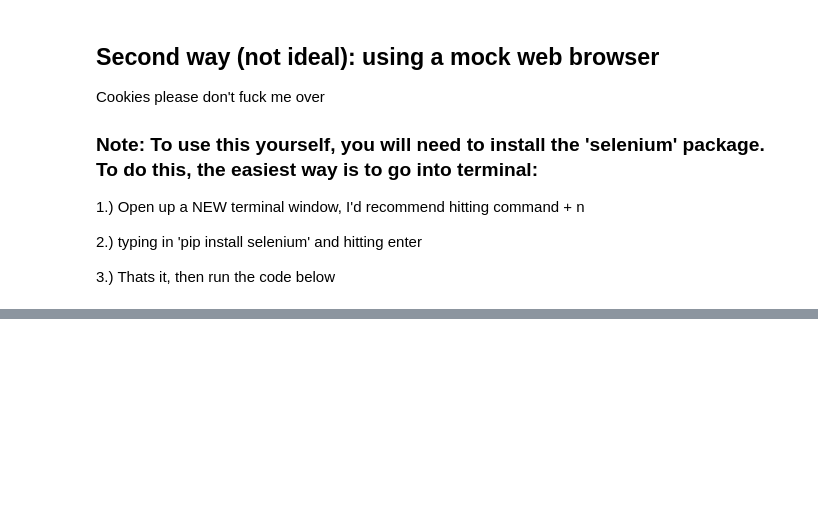
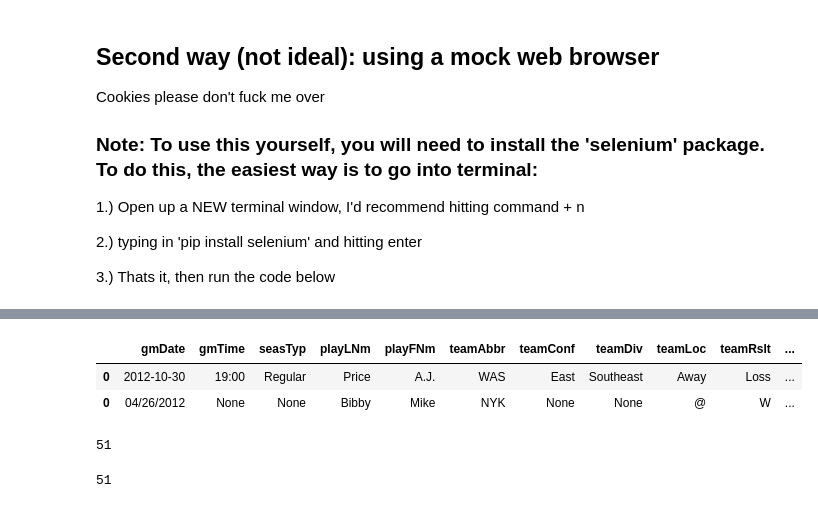
Before and after one commit to hannahweber/Capn, a Jupyter notebook: scraping.ipynb, the cells around one changed output, grey strips where cells are left out. Saved outputs shown, nothing was run; the diff lists cells and outputs as text; code cells hidden in the pictures; blank space fills up the shorter version.

```diff
--- a/scraping.ipynb
+++ b/scraping.ipynb
@@ -152,0 +139,2 @@ d
+# %%
+new = [[d[4],None,None,e[1],e[0],d[0],None,None,d[2],d[5],None,None,None,None,None,None,None,cc[0][0],None,d[6],names[cc[0][0]],None,None,None,d[7],d[-6],d[-3],d[-5],d[-4],d[-2],d[9],d[8],d[10],None,None,None,d[12],d[11],d[13],d[15],d[14],d[16],d[-9],d[-8],None,d[3],None,None,None,None,None]]
@@ -152,0 +167,15 @@ d
+# %%
+#players = pd.read_csv('2012-18_playerBoxScore.csv')
+players.head(1).append(pd.DataFrame(new,columns=[i for i in players.head(1).columns]))
+# %% [output]
+|  | gmDate | gmTime | seasTyp | playLNm | playFNm | teamAbbr | teamConf | teamDiv | teamLoc | teamRslt | ... |
+| 0 | 2012-10-30 | 19:00 | Regular | Price | A.J. | WAS | East | Southeast | Away | Loss | ... |
+| 0 | 04/26/2012 | None | None | Bibby | Mike | NYK | None | None | @ | W | ... |
+# %%
+len(players.head(1).columns)
+# %% [output]
+51
+# %%
+len(new)
+# %% [output]
+51
```
Also changed, not shown: parts of 18 cells of this notebook, 4 other files.
